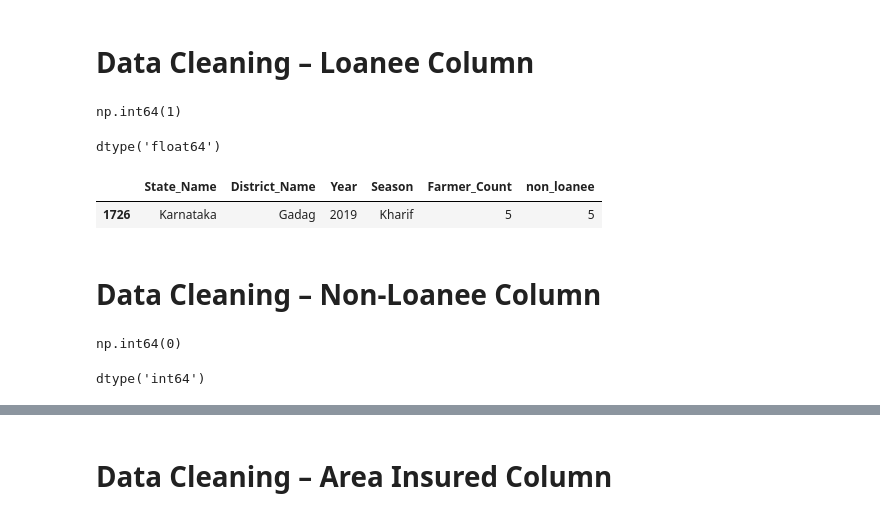
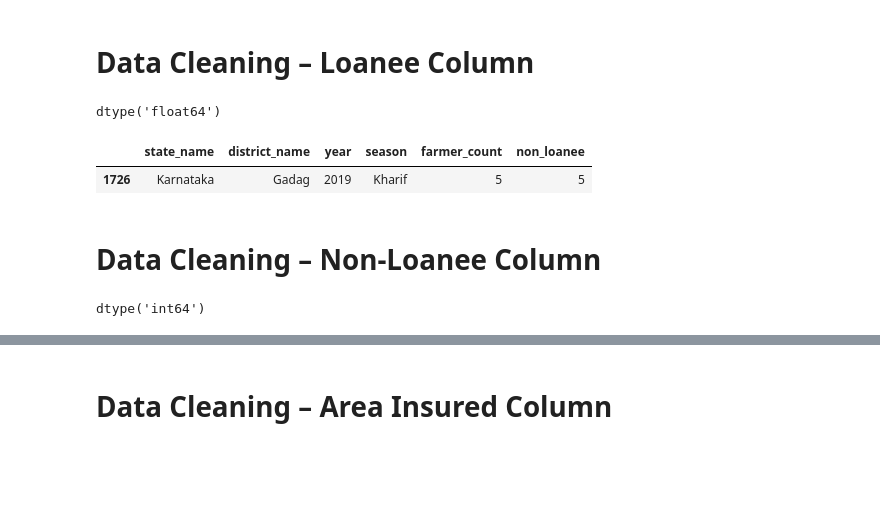
Before and after one commit to sowmiyavetrivel28-git/-PMFBY-District-Crop-Insurance-Analysis-Using-Python_2018-2022-, a Jupyter notebook: pythonProject.ipynb, the cells around one changed output, grey strips where cells are left out. Drawn from its saved outputs; the diff is of its cells as text; code cells hidden in the pictures; blank space fills up the shorter version.

```diff
--- a/pythonProject.ipynb
+++ b/pythonProject.ipynb
@@ -470,4 +408,0 @@ dtype: int64
-# %%
-# Renaming District Name Column
-
-df.rename(columns={"district_name": "District_Name"}, inplace=True)
@@ -476,7 +409,3 @@ df.rename(columns={"district_name": "District_Name"}, inplace=True)
-# %%
-# Removing Unnecessary District Code Column
-
-df.drop(columns=["district_code"], inplace=True)
 # %% [markdown]
 # **Data Cleaning – Farmer Count Column**
 # %%
@@ -494,4 +416,0 @@ dtype('int64')
-# %%
-# 3. Renaming Farmer Count Column
-
-df.rename(columns={"farmer_count": "Farmer_Count"}, inplace=True)
@@ -498,29 +432,19 @@ df.rename(columns={"farmer_count": "Farmer_Count"}, inplace=True)
 # %% [markdown]
 # **Data Cleaning – Loanee Column**
 # %%
-# 1. Check Missing Values
+#  Check Data Type
 
-df["loanee"].isnull().sum()
+df["loanee"].dtype
 # %% [output]
-np.int64(1)
+dtype('float64')
-# %%
-# 2. Check Data Type
-
-df["loanee"].dtype
-# %% [output]
-dtype('float64')
-# %%
-# 3. Renaming Loanee Column
-
-df.rename(columns={"loanee": "Loanee"}, inplace=True)
 # %%
-# 4. Identify Missing Loanee Records
+#  Identify Missing Loanee Records
 
-df.loc[df["Loanee"].isnull(), [
-    "State_Name", "District_Name", "Year", "Season",
-    "Farmer_Count", "non_loanee"
+df.loc[df["loanee"].isnull(), [
+    "state_name", "district_name", "year", "season",
+    "farmer_count", "non_loanee"
 ]]
 # %% [output]
-|  | State_Name | District_Name | Year | Season | Farmer_Count | non_loanee |
+|  | state_name | district_name | year | season | farmer_count | non_loanee |
 | 1726 | Karnataka | Gadag | 2019 | Kharif | 5 | 5 |
 # %%
@@ -539,14 +463,8 @@ df["Loanee"] = df["Loanee"].astype(int)
 # %% [markdown]
 # **Data Cleaning – Non-Loanee Column**
 # %%
-# 1. Check Missing Values
+#  Check Data Type
 
-df["non_loanee"].isnull().sum()
+df["non_loanee"].dtype
 # %% [output]
-np.int64(0)
+dtype('int64')
-# %%
-# 2. Check Data Type
-
-df["non_loanee"].dtype
-# %% [output]
-dtype('int64')
```
Also changed, not shown: parts of 194 cells of this notebook.
